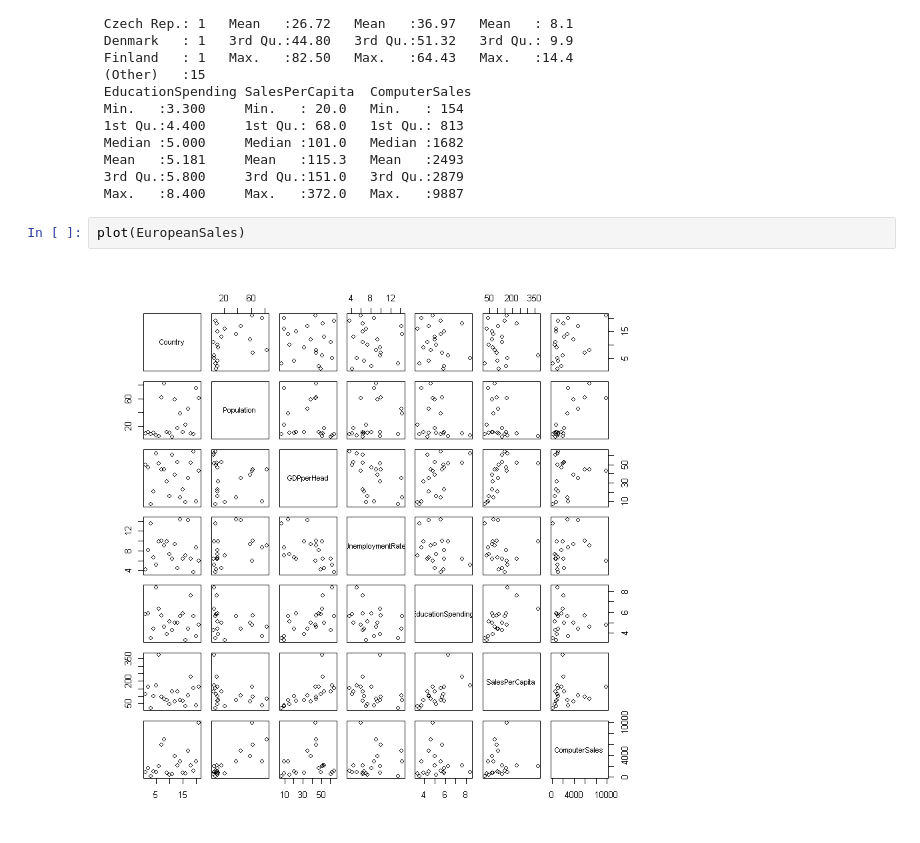
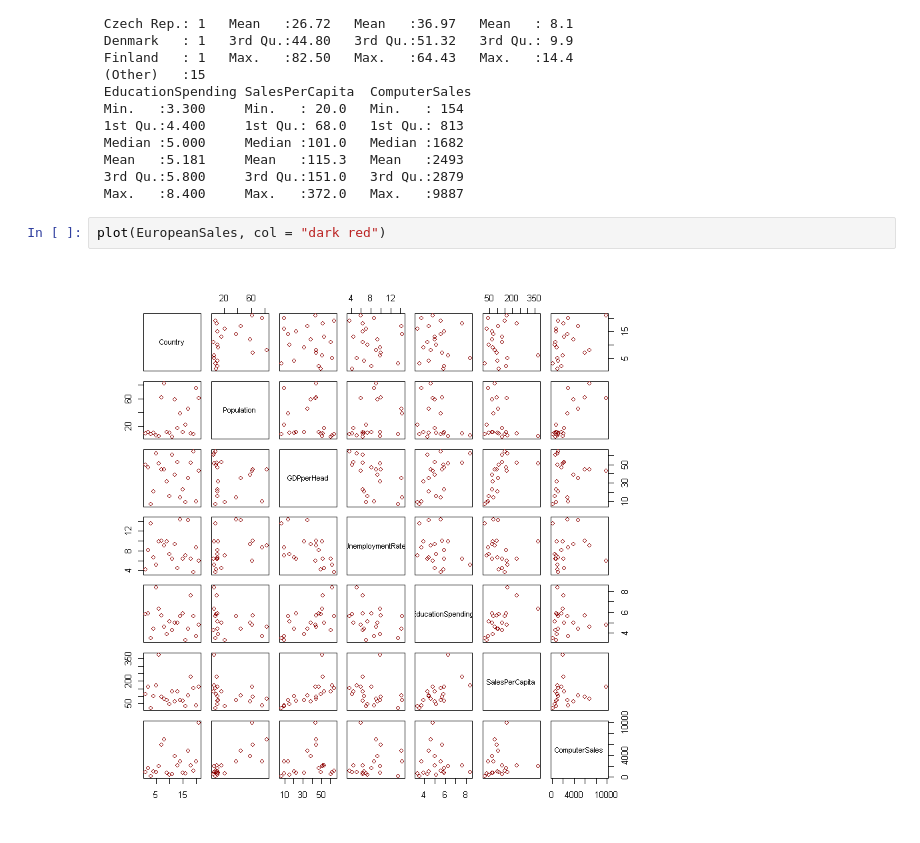
Before and after one commit to acikalinbuse/Marketing-Analytics, a Jupyter notebook: EuropeanSales.ipynb, the cells around one changed output. Saved outputs shown, nothing was run; the diff lists cells and outputs as text.

```diff
--- a/EuropeanSales.ipynb
+++ b/EuropeanSales.ipynb
@@ -49,7 +49,7 @@ $row.names
  3rd Qu.:5.800     3rd Qu.:151.0   3rd Qu.:2879
  Max.   :8.400     Max.   :372.0   Max.   :9887
 # %%
-plot(EuropeanSales)
+plot(EuropeanSales, col = "dark red")
 # %% [output]
-[figure, old version]
+[figure, new version]
 # %%
```
Also changed, not shown: parts of 9 cells of this notebook.
